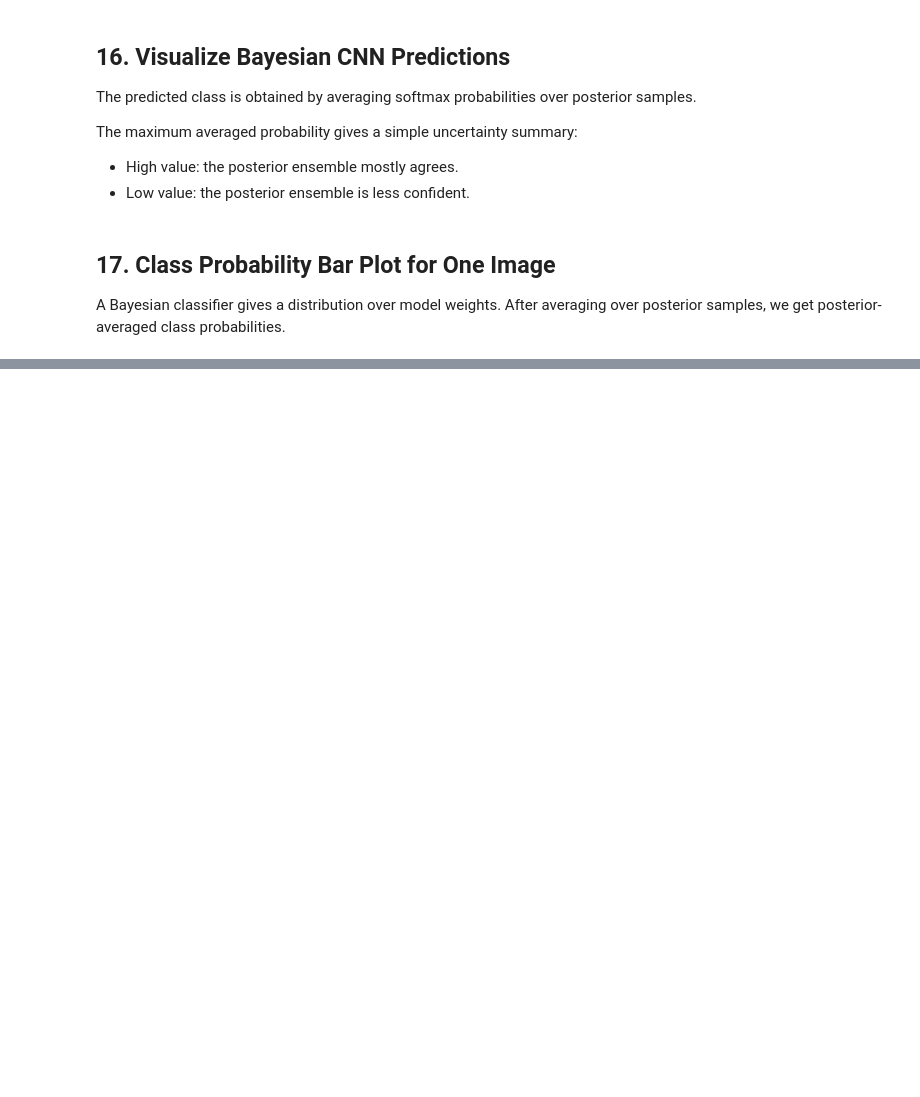
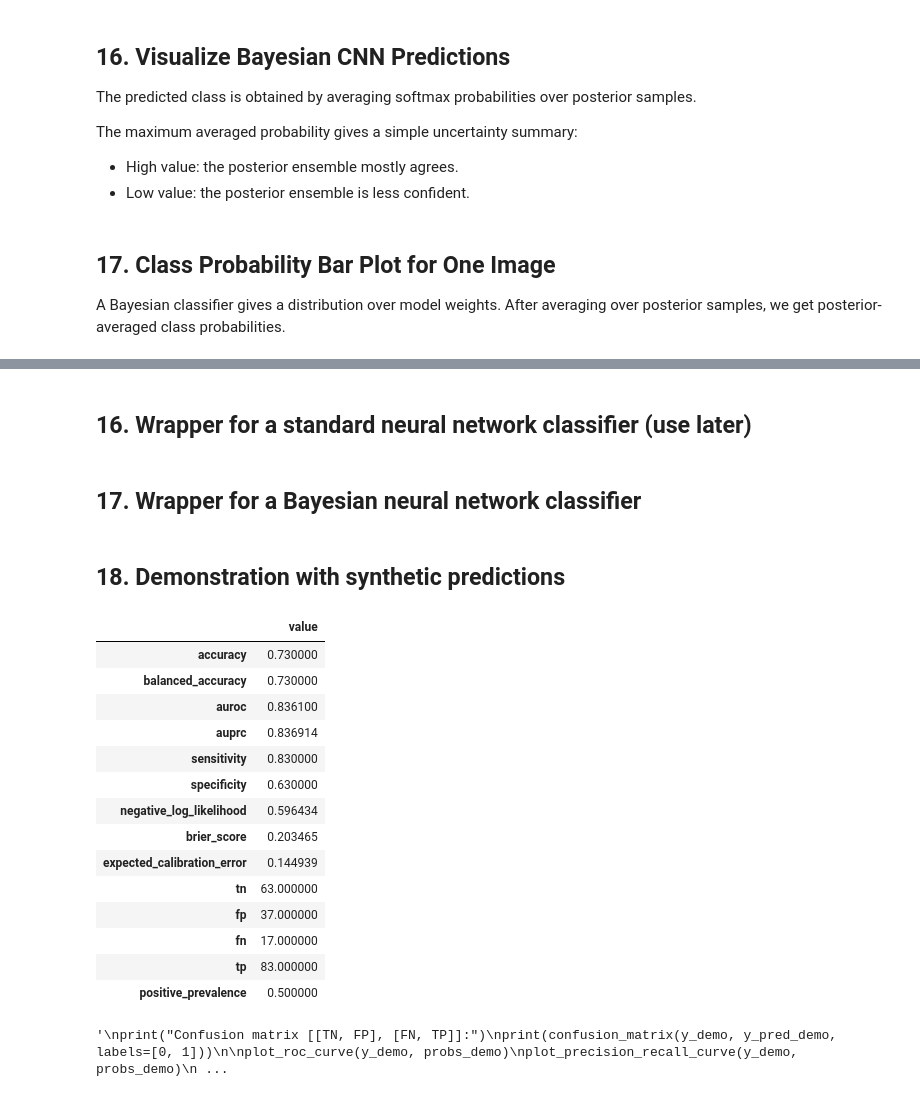
Before and after one commit to mjcolebank/Colebank_REU_2026, a Jupyter notebook: BCNN 1K/Model4_BCNN_ECG_Version2.ipynb, the cells around one changed output, grey strips where cells are left out. Cells and saved outputs as stored; diff of their text form; code cells hidden in the pictures; blank space fills up the shorter version.

Commit message:
Added metrics

```diff
--- a/BCNN 1K/Model4_BCNN_ECG_Version2.ipynb
+++ b/BCNN 1K/Model4_BCNN_ECG_Version2.ipynb
@@ -907,0 +1089,4 @@ plot_ecg_prediction_grid(
+# %%
+def compute_balanced_accuracy(y_true, y_pred):
+    sensitivity, specificity = compute_sensitivity_specificity(y_true, y_pred)
+    return 0.5 * (sensitivity + specificity)
@@ -907,0 +1154,15 @@ plot_ecg_prediction_grid(
+# %%
+def compute_negative_log_likelihood(y_true, probs, eps=1e-12):
+    y_true = as_numpy(y_true).astype(int)
+    probs = as_numpy(probs)
+
+    if probs.ndim == 1:
+        p1 = np.clip(probs, eps, 1.0 - eps)
+        return -np.mean(y_true * np.log(p1) + (1 - y_true) * np.log(1 - p1))
+
+    if probs.ndim == 2:
+        probs = np.clip(probs, eps, 1.0)
+        probs = probs / probs.sum(axis=1, keepdims=True)
+        return log_loss(y_true, probs, labels=[0, 1])
+
+    raise ValueError("probs must have shape [N] or [N, 2].")
@@ -907,0 +1171,5 @@ plot_ecg_prediction_grid(
+# %%
+def compute_brier_score(y_true, probs):
+    y_true = as_numpy(y_true).astype(int)
+    p1 = positive_class_probability(probs)
+    return np.mean((p1 - y_true) ** 2)
@@ -907,0 +1407,2 @@ plot_ecg_prediction_grid(
+# %% [markdown]
+## 16. Wrapper for a standard neural network classifier (use later)
@@ -907,0 +1430,2 @@ plot_ecg_prediction_grid(
+# %% [markdown]
+## 17. Wrapper for a Bayesian neural network classifier
@@ -907,0 +1459,47 @@ plot_ecg_prediction_grid(
+# %% [markdown]
+## 18. Demonstration with synthetic predictions
+# %%
+ecgs, y_true_test, y_pred, probs = get_predictions_with_ecgs(
+    model=bcnn,
+    guide=bcnn_guide,
+    data_loader=ts_test_loader,
+    device=device,
+    num_samples=50,
+)
+
+
+metrics_demo = calculate_binary_classification_metrics(
+    y_true=y_true_test,
+    probs=probs,
+    n_bins=10,
+)
+
+pd.DataFrame([metrics_demo]).T.rename(columns={0: "value"})
+# %% [output]
+|  | value |
+| accuracy | 0.730000 |
+| balanced_accuracy | 0.730000 |
+| auroc | 0.836100 |
+| auprc | 0.836914 |
+| sensitivity | 0.830000 |
+| specificity | 0.630000 |
+| negative_log_likelihood | 0.596434 |
+| brier_score | 0.203465 |
+| expected_calibration_error | 0.144939 |
+| tn | 63.000000 |
+| fp | 37.000000 |
+| fn | 17.000000 |
+| tp | 83.000000 |
+| positive_prevalence | 0.500000 |
+# %%
+'''
+print("Confusion matrix [[TN, FP], [FN, TP]]:")
+print(confusion_matrix(y_demo, y_pred_demo, labels=[0, 1]))
+
+plot_roc_curve(y_demo, probs_demo)
+plot_precision_recall_curve(y_demo, probs_demo)
+plot_calibration_curve(y_demo, probs_demo, n_bins=10)
+calibration_table(y_demo, probs_demo, n_bins=10)
+'''
+# %% [output]
+'\nprint("Confusion matrix [[TN, FP], [FN, TP]]:")\nprint(confusion_matrix(y_demo, y_pred_demo, labels=[0, 1]))\n\nplot_roc_curve(y_demo, probs_demo)\nplot_precision_recall_curve(y_demo, probs_demo)\n ...
```
Also changed, not shown: parts of 45 cells of this notebook.
